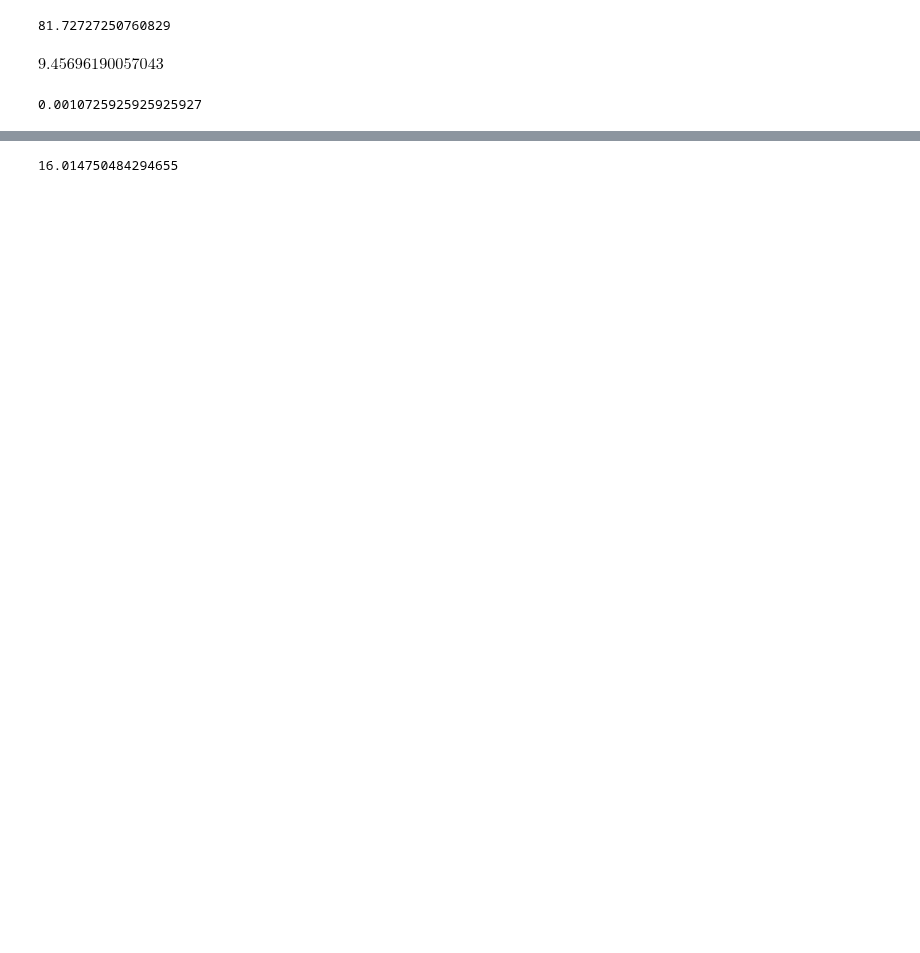
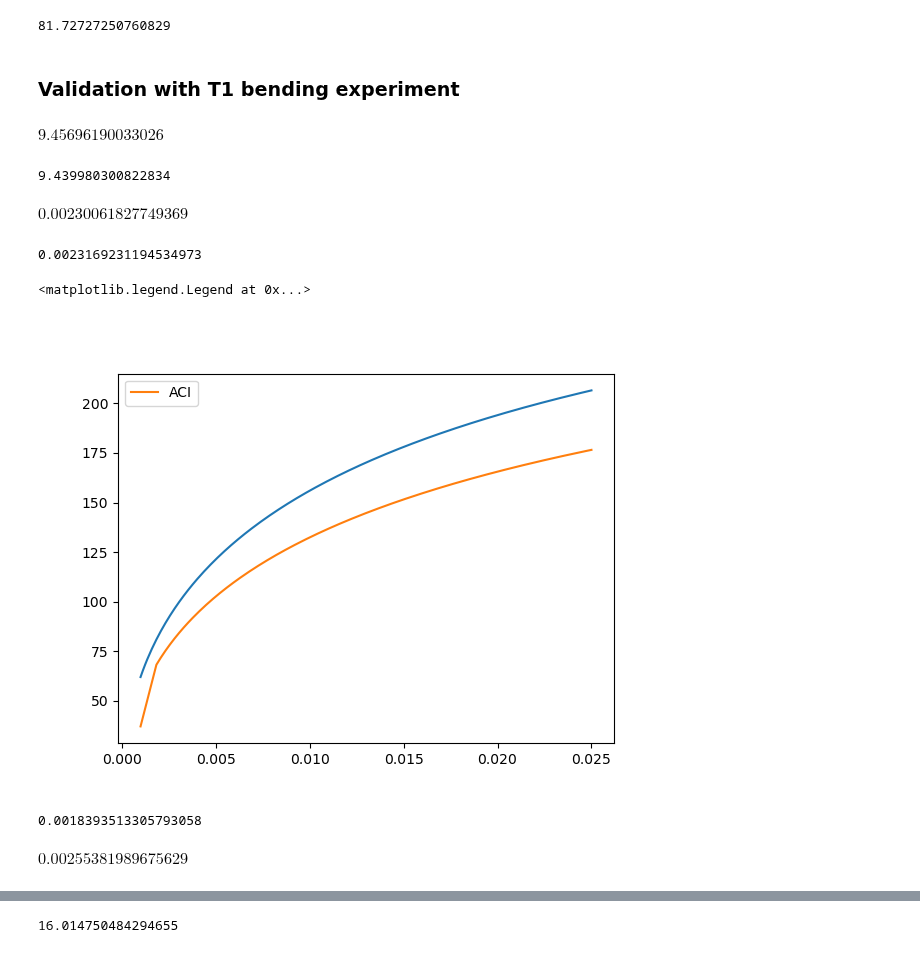
Before and after one commit to rosoba/bmcs_cross_section, a Jupyter notebook: notebooks/mkappa/deriving_rho_fb_and_M_n_with_2_lines_approx.ipynb, the cells around one changed output, grey strips where cells are left out. Cells and saved outputs as stored; diff of their text form; code cells hidden in the pictures; blank space fills up the shorter version.

```diff
--- a/notebooks/mkappa/deriving_rho_fb_and_M_n_with_2_lines_approx.ipynb
+++ b/notebooks/mkappa/deriving_rho_fb_and_M_n_with_2_lines_approx.ipynb
@@ -271,0 +250,3 @@ $\displaystyle \frac{E_{f} d \left(20000000000000000 \varepsilon_{cy} \left(0.00
+# %%
+area_up_to_eps_part_1 = sig_eq_area.args[0][0]
+area_up_to_eps_part_2 = sig_eq_area.args[1][0]
@@ -289,0 +484,27 @@ $\displaystyle 0.00320772788485688$
+# %%
+# Calculating centroid and area for second part:
+# -----------------------------------------------
+# The following is valid for any eps in the second descending line in the approximated sig-eps relation
+# For f_cm > f_cm_limit, only the triangle is enough as the trapz doesn't exist because eps_cy = eps_cu
+# However, even if these are used, setting eps_cy = eps_cu would cancel the trapezoidal part.
+# Therefore, eps_cu1 formula in EC2 was adapted below.
+
+triangle_area = eps_cy * sig_cy_scaled / 2
+triangle_ce = (eps - eps_cy) + eps_cy / 3
+
+small_base_trapz = sig_eq.args[1][0]
+large_base_trapz = sig_cy_scaled
+h_trapz = eps - eps_cy
+trapz_ce_dist_from_large_base = (h_trapz/3) * (large_base_trapz + 2 * small_base_trapz) / (large_base_trapz + small_base_trapz)
+trapz_ce_dist_from_large_base = sp.simplify(trapz_ce_dist_from_large_base)
+trapz_ce = eps - eps_cy - trapz_ce_dist_from_large_base
+trapz_ce = sp.simplify(trapz_ce)
+trapz_area = h_trapz * (small_base_trapz + large_base_trapz) / 2
+trapz_area = sp.simplify(trapz_area)
+
+total_area = triangle_area + trapz_area
+
+ce2_eps = ((trapz_ce * trapz_area) + (triangle_ce * triangle_area)) / total_area
+ce2_eps_fraction = ce2_eps / eps
+ce2_eps_fraction = sp.simplify(ce2_eps_fraction)
+ce2_eps_fraction
@@ -290,6 +522,6 @@ $\displaystyle 0.00320772788485688$
 # %%
 F_t = A_f * f_fu
-sig_z_area = total_area.subs({eps:eps_cu}) * (c.subs({eps:eps_cu}) / eps_cu)
+sig_z_area = area_up_to_eps_part_2.subs({eps:eps_cu}) * (c.subs({eps:eps_cu}) / eps_cu)
 F_c = sig_z_area * b
 f_f_sol = sp.solve(F_t - F_c, f_fu)[1].subs({A_f:rho_f * b * d})
 f_f_sol = sp.simplify(f_f_sol)
@@ -337,11 +574,45 @@ $\displaystyle 97.7389774329745$
 ACI440.get_M_n(A_f=250, f_fu=2500, E_f=200000, f_c=50, b=400, d=180)
 # %% [output]
 81.72727250760829
+# %% [markdown]
+### Validation with T1 bending experiment
+# %%
+sp.N(M_n_2.subs({f_f:f_f_}).subs(f_cms_vals).subs(T1_data) / 1e6)
+# %% [output]
+$\displaystyle 9.45696190033026$
+# %%
+ACI440.get_M_n(A_f=T1_data[A_f], f_fu=T1_data[f_fu], E_f=T1_data[E_f], f_c=T1_data[f_cm], b=T1_data[b], d=T1_data[d])
+# %% [output]
+9.439980300822834
+# %%
+sp.N(rho_fb.subs({f_f:f_f_}).subs(f_cms_vals).subs(T1_data))
+# %% [output]
+$\displaystyle 0.00230061827749369$
+# %%
+ACI440.get_rho_balanced(f_c=T1_data[f_cm], f_fu=T1_data[f_fu], E_f=T1_data[E_f])
+# %% [output]
+0.0023169231194534973
+# %%
+fig, ax = plt.subplots()
+rho_list = np.linspace(0.1/100, 2.5/100, 200)
+A_f_list = rho_list * 200 * 280
+get_M_n = sp.lambdify(A_f, M_n_2.subs({f_f:f_f_sol, rho_f:A_f/(b*d)}).subs(f_cms_vals).subs({f_cm:48, b:200, d:280, f_fu:2500, E_f:158000, E_cc:EC2.get_E_cm(48-8), eps_cy:EC2.get_eps_c1(48-8), eps_cu:EC2.get_eps_cu1(48-8)}), 'numpy')
+
+get_M_n_aci = np.zeros_like(rho_list)
+for i, A_f_ in enumerate(A_f_list):
+    get_M_n_aci[i] = ACI440.get_M_n(A_f=A_f_, f_fu=2500, E_f=158000, f_c=48, b=200, d=280)
+
+ax.plot(rho_list, get_M_n(A_f_list)/1e6)
+ax.plot(rho_list, get_M_n_aci, label='ACI')
+ax.legend()
+# %% [output]
+<matplotlib.legend.Legend at 0x...>
+[figure, added]
+# %%
+ACI440.get_rho_balanced(f_c=48, f_fu=2500, E_f=158000)
+# %% [output]
+0.0018393513305793058
 # %%
-sp.N(M_n_2.subs({f_f:f_f_}).subs({f_cm:98.63, b:300, d:90, f_fu:3823.90, E_f:247468.92,  rho_f:28.96/(300*90), A_f:28.96, E_cc:EC2.get_E_cm(98.63-8), eps_cy:EC2.get_eps_c1(98.63-8), eps_cu:EC2.get_eps_cu1(98.63-8)}) / 1e6)
+rho_fb.subs({f_f:f_f_sol, rho_f:A_f/(b*d)}).subs(f_cms_vals).subs({f_cm:48, b:200, d:280, f_fu:2500, E_f:158000, E_cc:EC2.get_E_cm(48-8), eps_cy:EC2.get_eps_c1(48-8), eps_cu:EC2.get_eps_cu1(48-8)})
 # %% [output]
-$\displaystyle 9.45696190057043$
+$\displaystyle 0.00255381989675629$
-# %%
-28.96/(300*90)
-# %% [output]
-0.0010725925925925927
```
Also changed, not shown: parts of 93 cells of this notebook, 3 other files.
